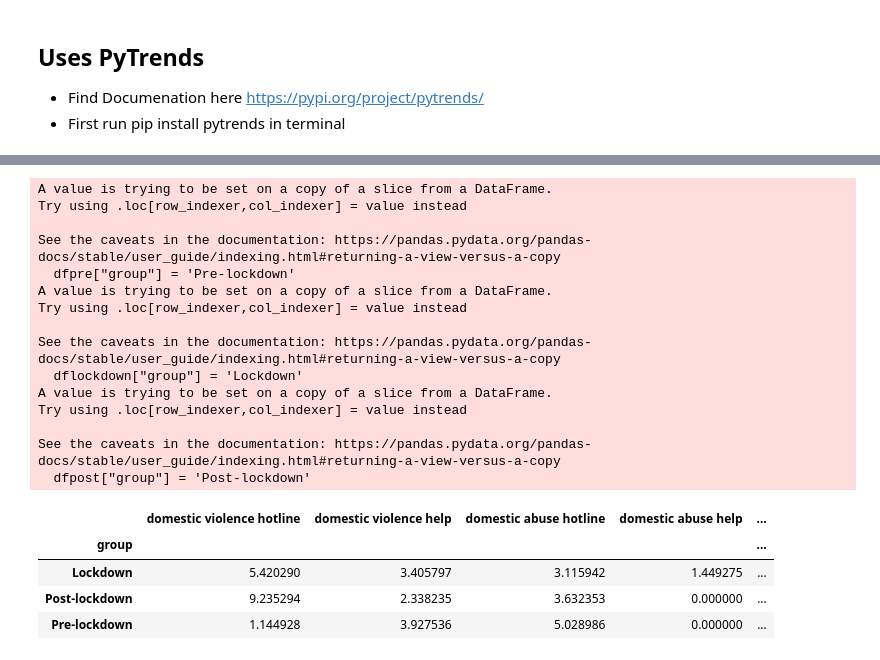
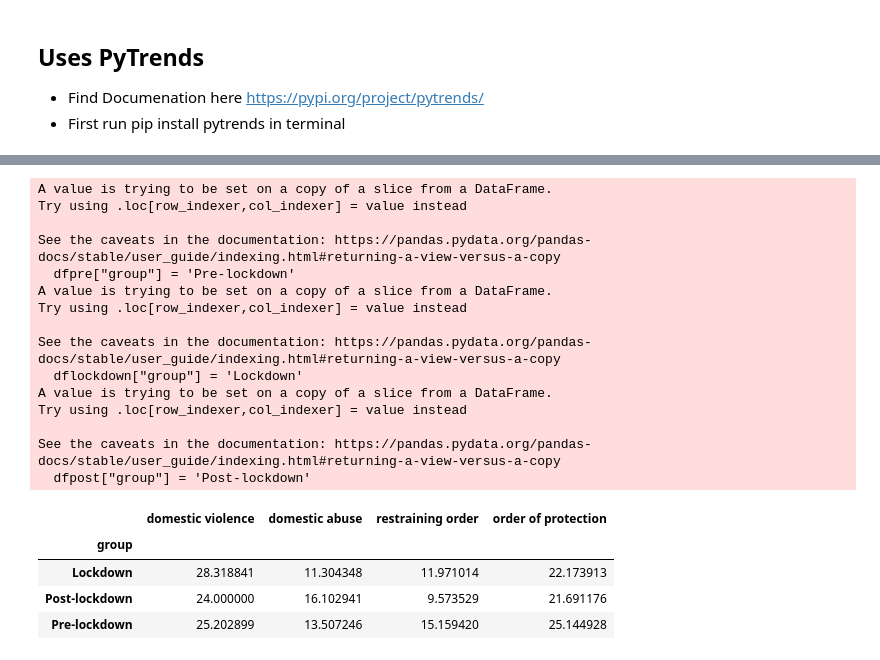
Before and after one commit to jlister19/impact-of-covid-on-crime, a Jupyter notebook: GoogleTrendsCSVTesting_withSeabornChart_JL.ipynb, the cells around one changed output, grey strips where cells are left out. Drawn from its saved outputs; the diff is of its cells as text; code cells hidden in the pictures.

```diff
--- a/GoogleTrendsCSVTesting_withSeabornChart_JL.ipynb
+++ b/GoogleTrendsCSVTesting_withSeabornChart_JL.ipynb
@@ -62,36 +62,35 @@ dfpost = rangedf[(rangedf['date'] >= '2020-05-29') & (rangedf['date'] <= '2020-0
 # %%
 import pingouin as pg
 dfpre["group"] = 'Pre-lockdown'
 dflockdown["group"] = 'Lockdown'
 dfpost["group"] = 'Post-lockdown'
 dfgroups = dfpre.iloc[:-1 , :].append(dflockdown).iloc[:-1 , :].append(dfpost).iloc[:-1 , :]
 dfgroups['order of protection'] = dfgroups["order of protection"].astype(float)
-dfgroups['domestic abuse help'] = dfgroups['domestic abuse help'].astype(float)
-dfgroups['domestic abuse hotline'] = dfgroups['domestic abuse hotline'].astype(float)
-dfgroups['domestic violence help'] = dfgroups['domestic violence help'].astype(float)
-dfgroups['domestic violence hotline'] = dfgroups['domestic violence hotline'].astype(float)
+dfgroups['domestic abuse'] = dfgroups['domestic abuse'].astype(float)
+dfgroups['domestic violence'] = dfgroups['domestic violence'].astype(float)
+dfgroups['restraining order'] = dfgroups['restraining order'].astype(float)
 dfgroups.groupby('group').mean()
 # %% [output]
 A value is trying to be set on a copy of a slice from a DataFrame.
 Try using .loc[row_indexer,col_indexer] = value instead
 
 See the caveats in the documentation: https://pandas.pydata.org/pandas-docs/stable/user_guide/indexing.html#returning-a-view-versus-a-copy
   dfpre["group"] = 'Pre-lockdown'
 A value is trying to be set on a copy of a slice from a DataFrame.
 Try using .loc[row_indexer,col_indexer] = value instead
 
 See the caveats in the documentation: https://pandas.pydata.org/pandas-docs/stable/user_guide/indexing.html#returning-a-view-versus-a-copy
   dflockdown["group"] = 'Lockdown'
 A value is trying to be set on a copy of a slice from a DataFrame.
 Try using .loc[row_indexer,col_indexer] = value instead
 
 See the caveats in the documentation: https://pandas.pydata.org/pandas-docs/stable/user_guide/indexing.html#returning-a-view-versus-a-copy
   dfpost["group"] = 'Post-lockdown'
-|  | domestic violence hotline | domestic violence help | domestic abuse hotline | domestic abuse help | ... |
-| group |  |  |  |  | ... |
-| Lockdown | 5.420290 | 3.405797 | 3.115942 | 1.449275 | ... |
-| Post-lockdown | 9.235294 | 2.338235 | 3.632353 | 0.000000 | ... |
-| Pre-lockdown | 1.144928 | 3.927536 | 5.028986 | 0.000000 | ... |
+|  | domestic violence | domestic abuse | restraining order | order of protection |
+| group |  |  |  |  |
+| Lockdown | 28.318841 | 11.304348 | 11.971014 | 22.173913 |
+| Post-lockdown | 24.000000 | 16.102941 | 9.573529 | 21.691176 |
+| Pre-lockdown | 25.202899 | 13.507246 | 15.159420 | 25.144928 |
 # %%
 dfgroups.groupby('group').std()
 # %% [output]
```
Also changed, not shown: parts of 9 cells of this notebook, 3 other files.
